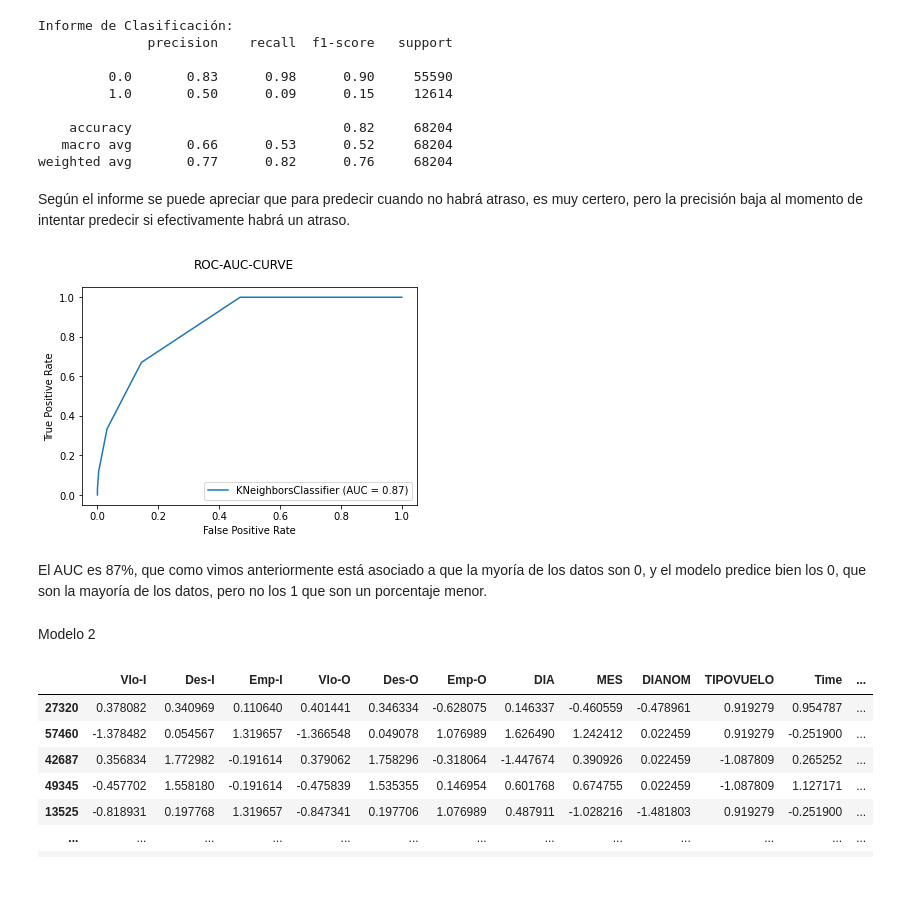
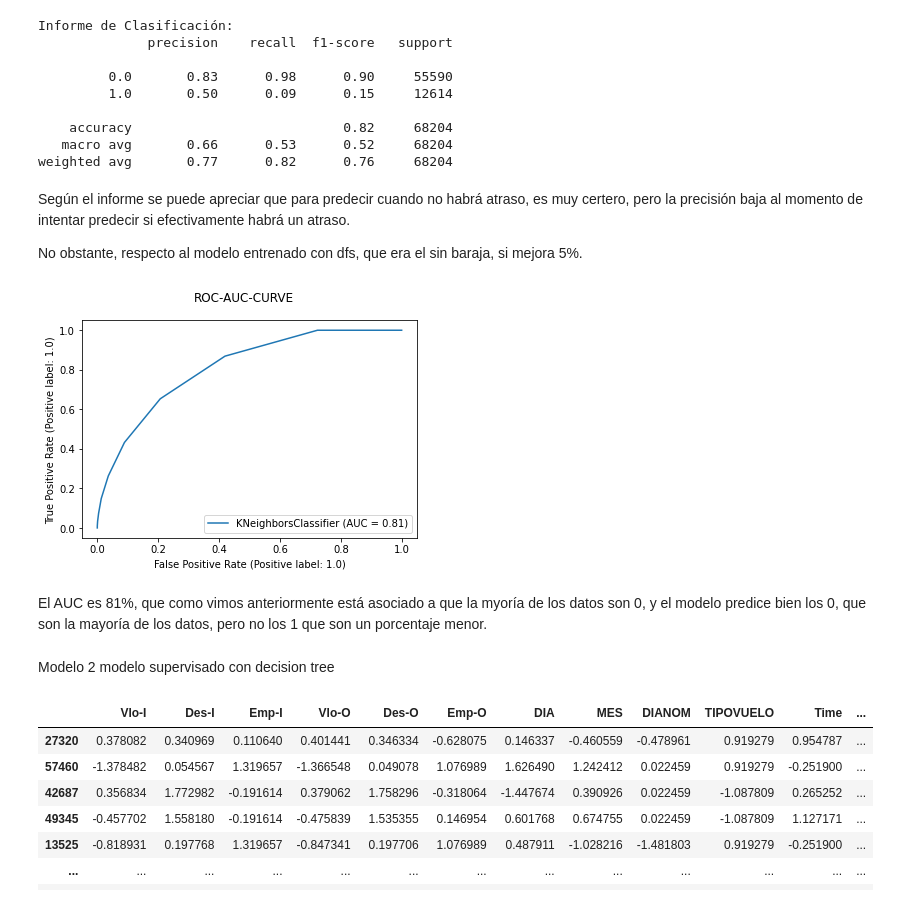
Before and after one commit to edofarias/Challenge-Data-Scientist, a Jupyter notebook: Solution.ipynb, the cells around one changed output. Drawn from its saved outputs; the diff is of its cells as text; code cells hidden in the pictures.

```diff
--- a/Solution.ipynb
+++ b/Solution.ipynb
@@ -766,16 +782,18 @@ Informe de Clasificación:
 weighted avg       0.77      0.82      0.76     68204
 # %% [markdown]
 Según el informe se puede apreciar que para predecir cuando no habrá atraso, es muy certero, pero la precisión baja al momento de intentar predecir si efectivamente habrá un atraso.
+
+No obstante, respecto al modelo entrenado con dfs, que era el sin baraja, si mejora 5%.
 # %%
-knn_model = KNeighborsClassifier(n_neighbors=5, weights="uniform", metric="minkowski")
+knn_model = KNeighborsClassifier(n_neighbors=10, weights="uniform", metric="minkowski")
 knn_model.fit(X, Y)
 plot_roc_curve(knn_model,X,Y)
 plt.suptitle("ROC-AUC-CURVE")
 plt.show()
 # %% [output]
-[figure, old version]
+[figure, new version]
 # %% [markdown]
-El AUC es 87%, que como vimos anteriormente está asociado a que la myoría de los datos son 0, y el modelo predice bien los 0, que son la mayoría de los datos, pero no los 1 que son un porcentaje menor.
+El AUC es 81%, que como vimos anteriormente está asociado a que la myoría de los datos son 0, y el modelo predice bien los 0, que son la mayoría de los datos, pero no los 1 que son un porcentaje menor.
-# %% [markdown]
-Modelo 2
+# %% [markdown]
+Modelo 2 modelo supervisado con decision tree
 # %%
```
Also changed, not shown: parts of 25 cells of this notebook, 1 other file.
